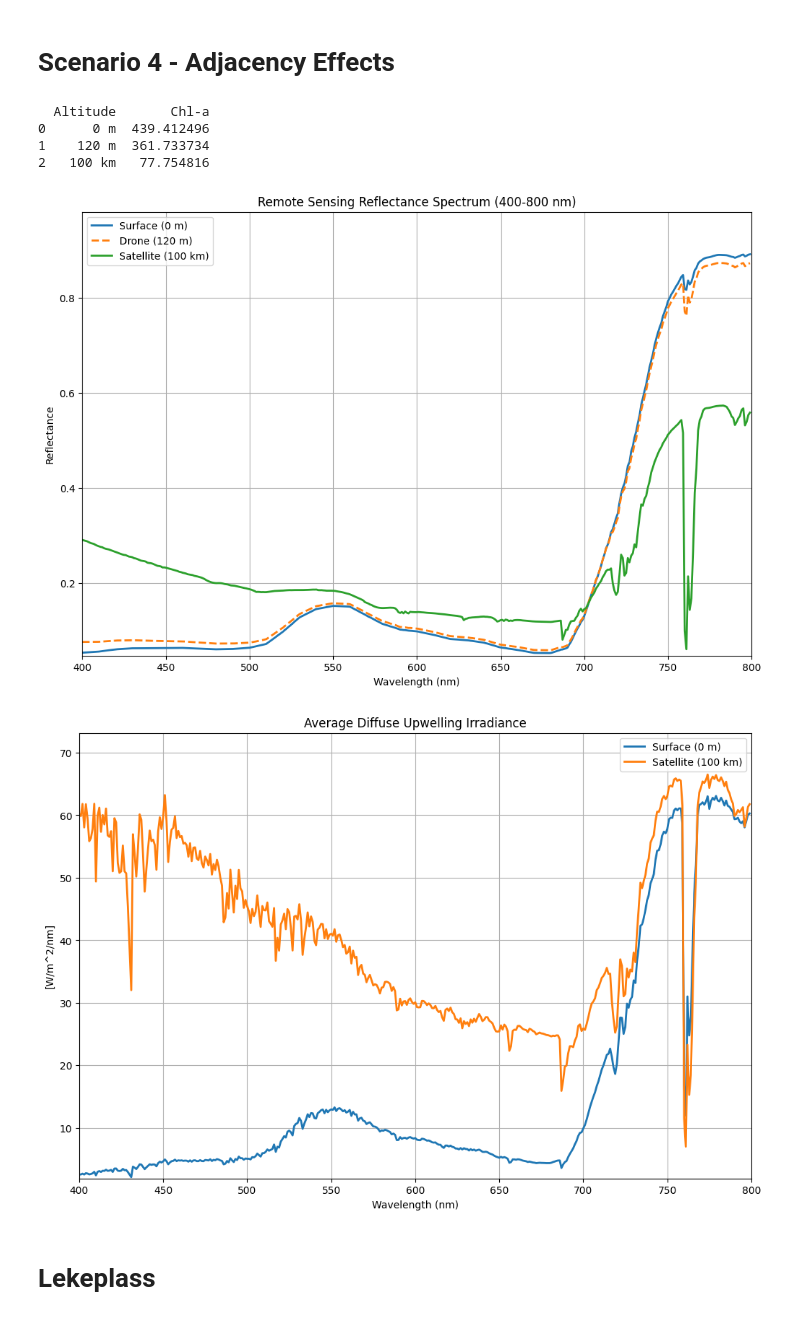
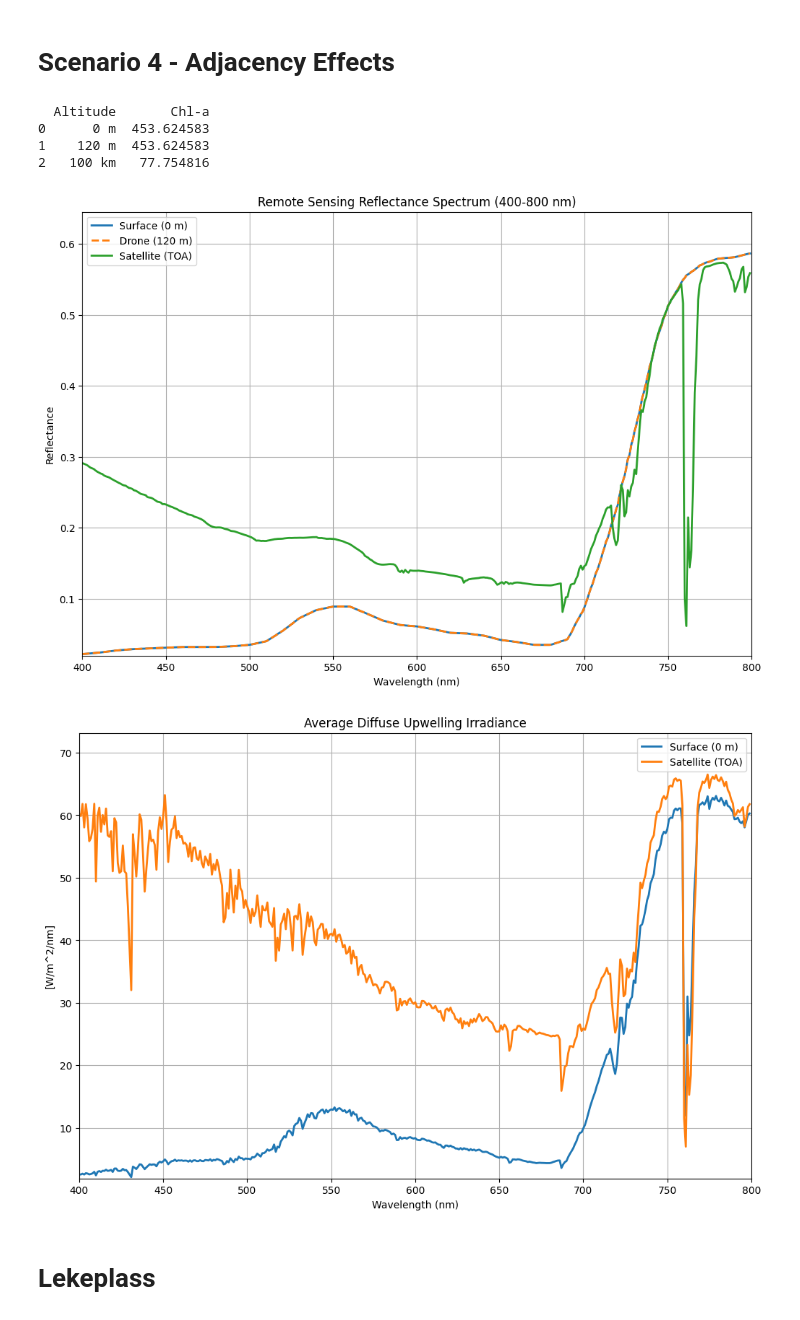
Before and after one commit to SkaugJr/TTK4265-OptiskFjernmaaling, a Jupyter notebook: Prosjekt2/RTM.ipynb, the cells around one changed output. Cells and saved outputs as stored; diff of their text form; code cells hidden in the pictures.

```diff
--- a/Prosjekt2/RTM.ipynb
+++ b/Prosjekt2/RTM.ipynb
@@ -418,13 +422,13 @@ plt.show()
 # Scenario 4 - Adjacency Effects
 # %%
 SC4_0m = parse_uvspec_output('Data/SC4_0m.OUT')
-SC4_0m['reflectance'] = SC4_0m['eup'] / SC4_0m['edir']
+SC4_0m['reflectance'] = SC4_0m['eup'] / (SC4_0m['edir'] + SC4_0m['edn'])
 
 SC4_120m = parse_uvspec_output('Data/SC4_120m.OUT')
-SC4_120m['reflectance'] = SC4_120m['eup'] / SC4_120m['edir']
+SC4_120m['reflectance'] = SC4_120m['eup'] / (SC4_120m['edir'] + SC4_120m['edn'])
 
 SC4_TOA = parse_uvspec_output('Data/SC4_TOA.OUT')
-SC4_TOA['reflectance'] = SC4_TOA['eup'] / SC4_TOA['edir']
+SC4_TOA['reflectance'] = SC4_TOA['eup'] / (SC4_TOA['edir'] + SC4_TOA['edn'])
 
 # Calculate Chl-a for each dataset
 chl_a_0m = calculate_chlorophyll_a(SC4_0m)
@@ -442,43 +446,43 @@ print(chl_df)
 plt.figure(figsize=(12, 8))
 plt.plot(SC4_0m['lambda'], SC4_0m['reflectance'], label='Surface (0 m)', linewidth=2)
 plt.plot(SC4_120m['lambda'], SC4_120m['reflectance'], label='Drone (120 m)' , linewidth=2 , linestyle='--')
-plt.plot(SC4_TOA['lambda'], SC4_TOA['reflectance'], label='Satellite (100 km)' , linewidth=2)
+plt.plot(SC4_TOA['lambda'], SC4_TOA['reflectance'], label='Satellite (TOA)' , linewidth=2)
 plt.xlabel('Wavelength (nm)')
 plt.ylabel('Reflectance')
 plt.title('Remote Sensing Reflectance Spectrum (400-800 nm)')
 plt.legend()
 
 plt.xlim(400, 800)
 plt.ylim(
     min(SC4_0m['reflectance'].min(), SC4_120m['reflectance'].min(), SC4_TOA['reflectance'].min())*0.9,
     max(SC4_0m['reflectance'].max(), SC4_120m['reflectance'].max(), SC4_TOA['reflectance'].max()) * 1.1
 )
 plt.grid(True)
 plt.show()
 
 
 plt.figure(figsize=(12, 8))
 plt.plot(SC4_0m['lambda'], SC4_0m['uavgup'], label='Surface (0 m)', linewidth=2)
-plt.plot(SC4_TOA['lambda'], SC4_TOA['uavgup'], label='Satellite (100 km)' , linewidth=2)
+plt.plot(SC4_TOA['lambda'], SC4_TOA['uavgup'], label='Satellite (TOA)' , linewidth=2)
 plt.xlabel('Wavelength (nm)')
 plt.ylabel('[W/m^2/nm]')
 plt.title('Average Diffuse Upwelling Irradiance')
 plt.legend()
 
 plt.xlim(400, 800)
 plt.ylim(
     min(SC4_0m['uavgup'].min(), SC4_120m['uavgup'].min(), SC4_TOA['uavgup'].min())*0.9,
     max(SC4_0m['uavgup'].max(), SC4_120m['uavgup'].max(), SC4_TOA['uavgup'].max()) * 1.1
 )
 plt.grid(True)
 plt.show()
 # %% [output]
   Altitude       Chl-a
-0      0 m  439.412496
-1    120 m  361.733734
+0      0 m  453.624583
+1    120 m  453.624583
 2   100 km   77.754816
-[figure, old version]
+[figure, new version]
-[figure, old version]
+[figure, new version]
 # %% [markdown]
 # Lekeplass
 # %% [markdown]
```
Also changed, not shown: parts of 4 cells of this notebook, 26 other files.
